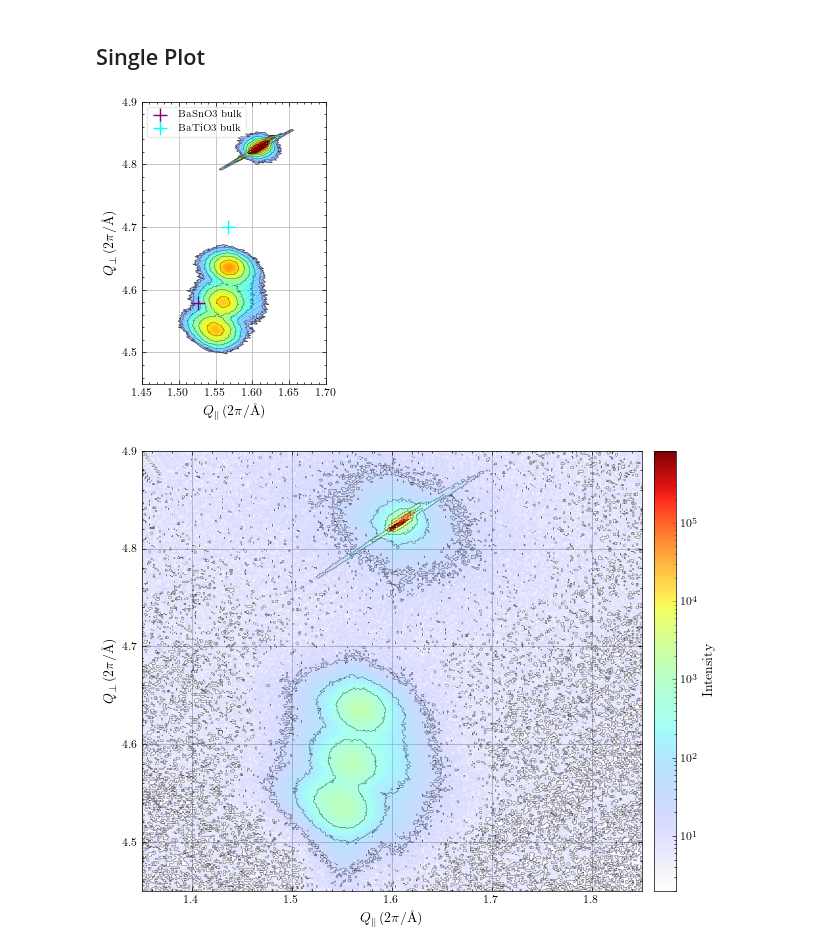
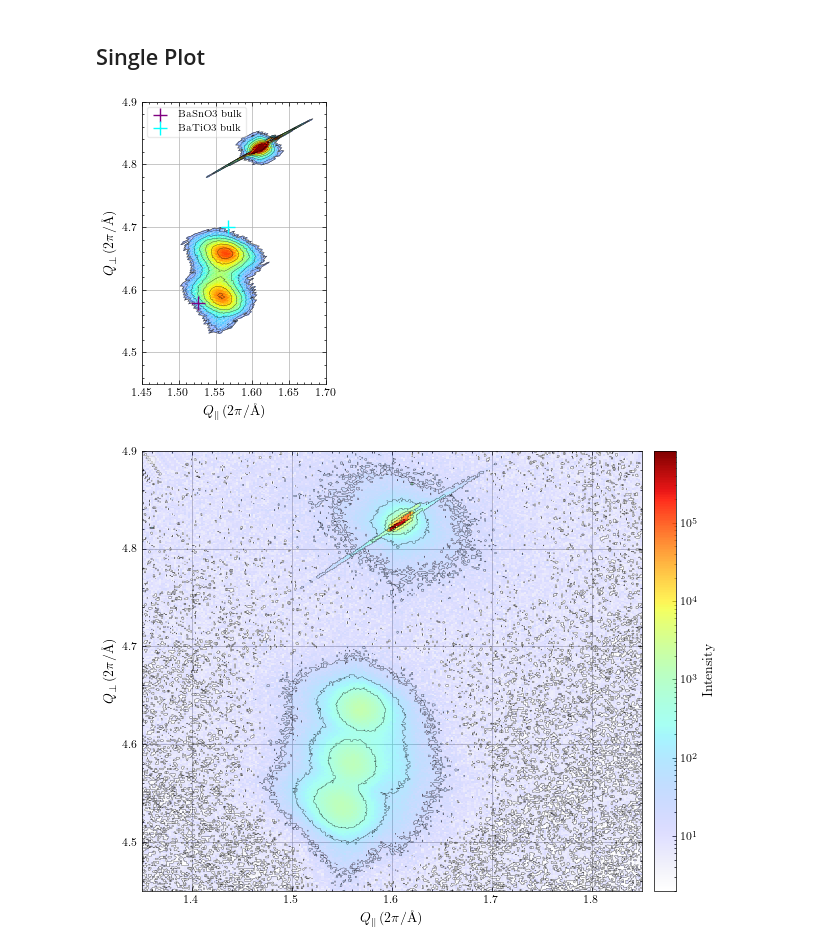
Before and after one commit to hc3413/Thin_Film_Analysis, a Jupyter notebook: RSM_Analysis.ipynb, the cells around one changed output. Cells and saved outputs as stored; diff of their text form; code cells hidden in the pictures.

```diff
--- a/RSM_Analysis.ipynb
+++ b/RSM_Analysis.ipynb
@@ -47,6 +47,7 @@ RSM_JT082 = RSM(root_XRD, folder_name = 'JT082')
 RSM_JT090 = RSM(root_XRD, folder_name = 'JT090')
 RSM_JT129 = RSM(root_XRD, folder_name = 'JT129')
 RSM_JT143 = RSM(root_XRD, folder_name = 'JT143')
+RSM_JT148 = RSM(root_XRD, folder_name = 'JT148')
 
 RSM_DR001 = RSM(root_XRD, folder_name = 'DR001')
 RSM_DR002 = RSM(root_XRD, folder_name = 'DR002')
@@ -133,21 +134,22 @@ EM027_LSO_BSO_STO_Treated_RSM_H1_1 shape = (679, 251, 3)
 ## Single Plot
 # %%
 #def plot_2D(self, threshold_filt: float = 1e-99, log_scale: bool = True, x_lim = [1.35, 2.05], y_lim = [4.8, 5.29], plot_type = 'contour'):
-single_dat = [RSM_EM023]
+single_dat = [RSM_JT148]
 export_data = True
 fig1 = RSM_plot_single(dat = single_dat,threshold_filt = 80, grid_filt = 10,
                        resolution_scaling=1, plot_type = 'mesh', ax_unit='reciprocal', string_suppress = True,
                     x_lim = [1.45, 1.7], y_lim = [4.45, 4.9], #x_lim='auto', y_lim = 'auto', #
-                    intensity_lim=[1.5,3.8], title_on=False, color_bar=False,
+                    intensity_lim=[1.5,3.8],
+                    title_on=False, color_bar=False,
                     export_data=export_data, denoise_size=50,
                     norm_plot=False,
-                    bulk_params = ['BSO', 'BTO']
+                    bulk_params = ['BSO', 'BTO'],
                     ) #x_lim = [-0.12, 0.12], y_lim = [2.93, 3.11]
 
 if export_data:
     fig1.savefig(f'{single_dat[0].folder_path}/{single_dat[0].plot_string[0]}.{fig_format}', dpi=600, bbox_inches='tight', transparent=True)
 # %% [output]
-[figure, old version]
+[figure, new version]
 # %%
 fig1 = RSM_plot_sep(dat = single_dat,threshold_filt = 1, grid_filt = 1,
                     resolution_scaling=3, plot_type = 'mesh',
```
Also changed, not shown: parts of 2 cells of this notebook, 2 other files.
